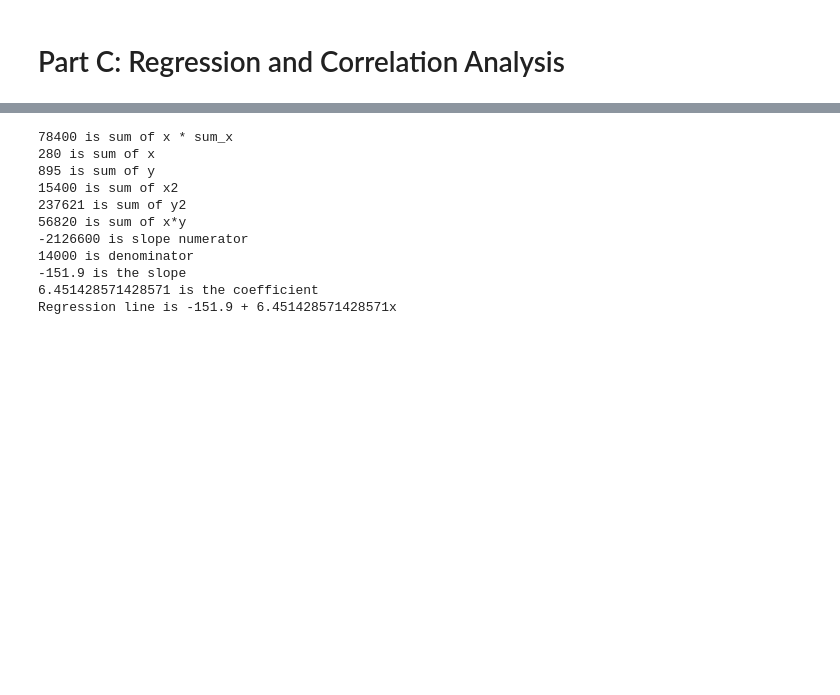
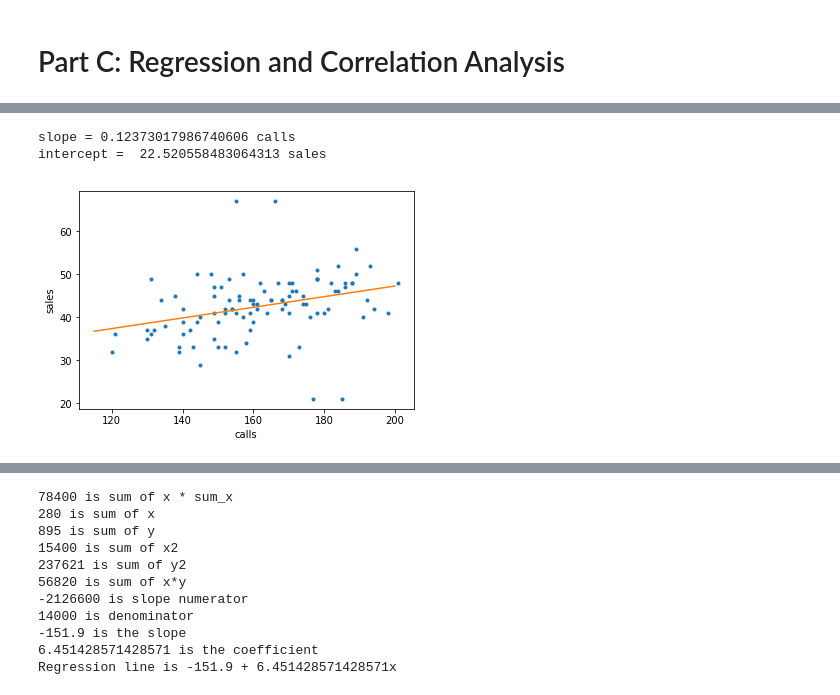
Before and after one commit to lerenah/statistics, a Jupyter notebook: MATH534.ipynb, the cells around one changed output, grey strips where cells are left out. Cells and saved outputs as stored; diff of their text form; code cells hidden in the pictures; blank space fills up the shorter version.

Commit message:
adding the regression input

```diff
--- a/MATH534.ipynb
+++ b/MATH534.ipynb
@@ -577,0 +502,18 @@ Points 1–14 should be addressed with appropriate output, graphs, and interpret
+# %%
+# Sales correlation to Calls (X1)
+_ = plt.plot(calls, sales, marker ='.', linestyle='none')
+_ = plt.xlabel('calls')
+_ = plt.ylabel('sales')
+# Linear Regression
+a, b = np.polyfit(calls, sales, 1)
+print('slope =', a, 'calls')
+print('intercept = ', b, 'sales')
+ # Least Squares line
+x = np.array([115, 200])
+y = a * x + b
+_ = plt.plot(x, y)
+plt.show()
+# %% [output]
+slope = 0.12373017986740606 calls
+intercept =  22.520558483064313 sales
+[figure, added]
```
Also changed, not shown: parts of 8 cells of this notebook.
